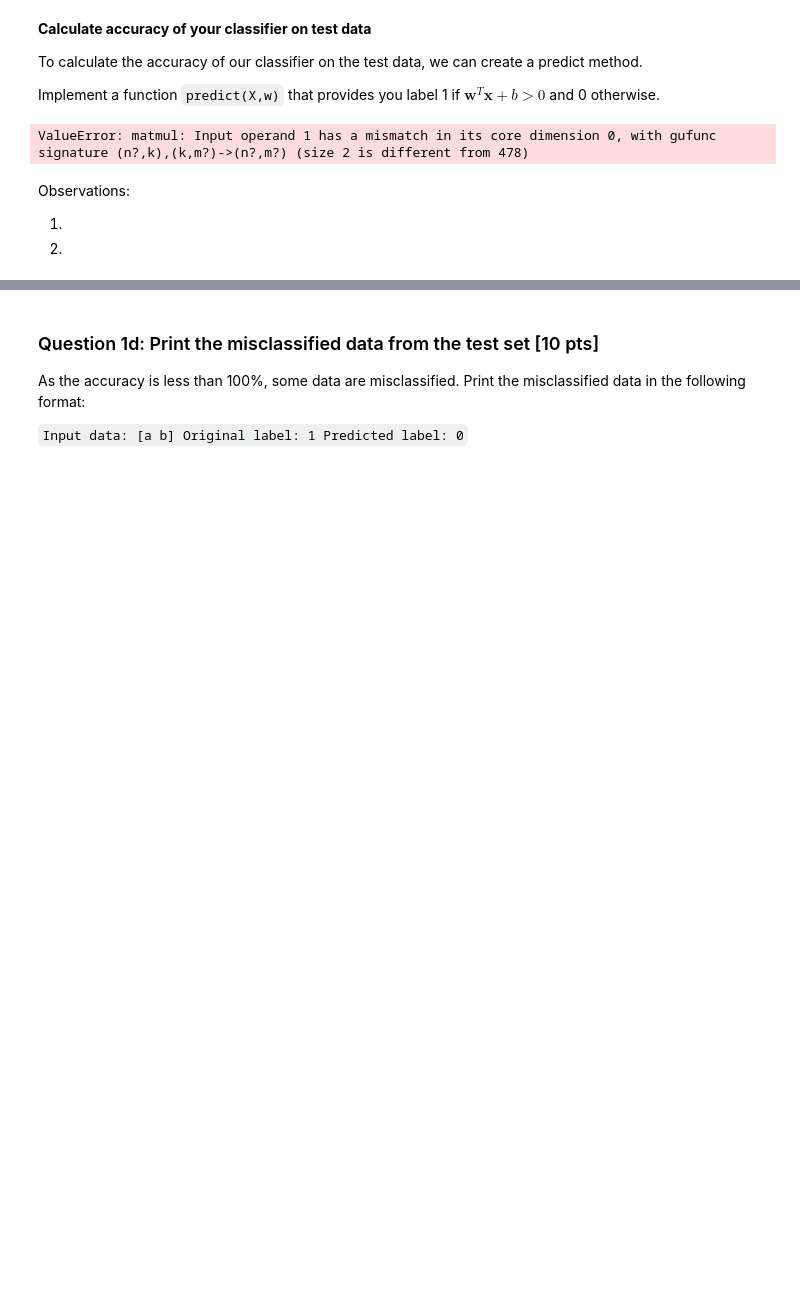
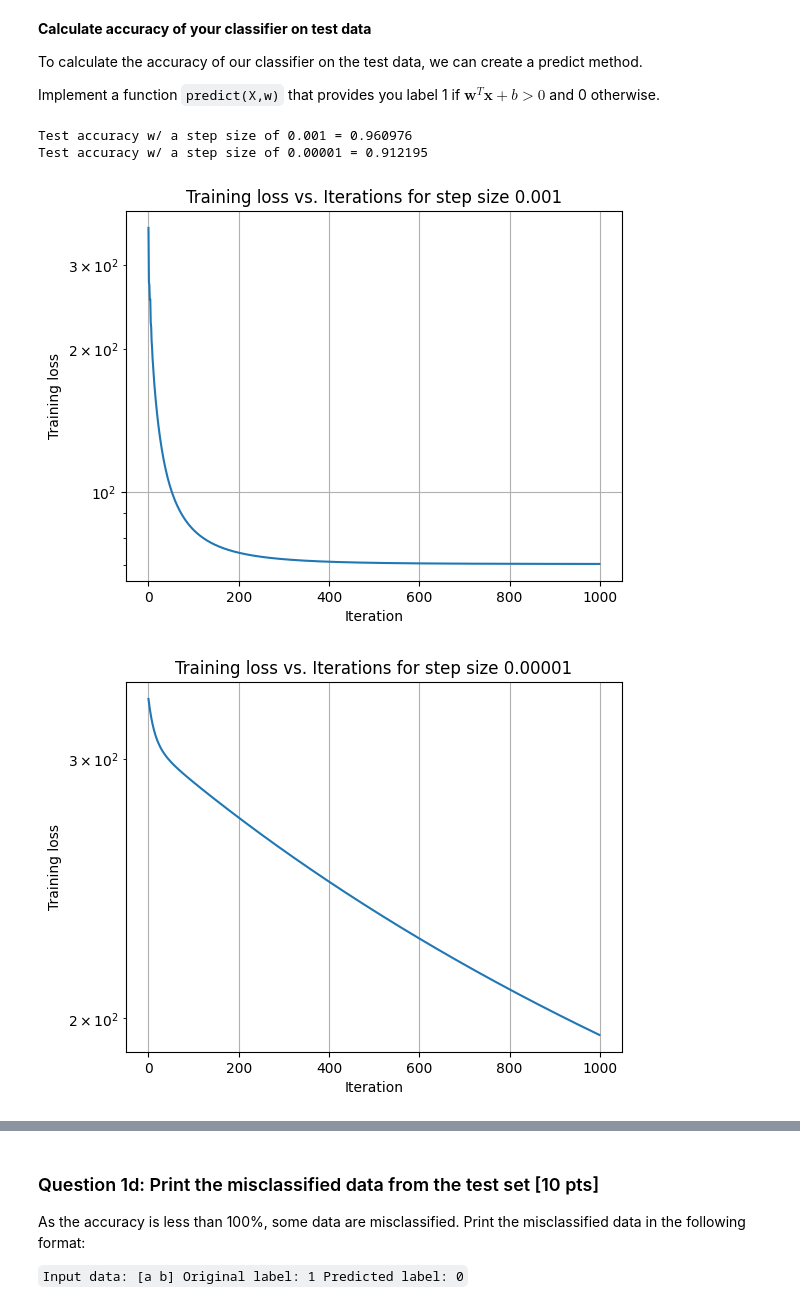
Before and after one commit to Akhan521/CS-171, a Jupyter notebook: Homework_4/fall2024_hw4.ipynb, the cells around one changed output, grey strips where cells are left out. Drawn from its saved outputs; the diff is of its cells as text; code cells hidden in the pictures; blank space fills up the shorter version.

```diff
--- a/Homework_4/fall2024_hw4.ipynb
+++ b/Homework_4/fall2024_hw4.ipynb
@@ -342,33 +349,49 @@ while keeping the default values for the max number of iterations and the tolera
 To calculate the accuracy of our classifier on the test data, we can create a predict method.
 
 Implement a function `predict(X,w)` that provides you label 1 if $\mathbf{w}^T\mathbf{x} + b > 0$ and 0 otherwise.
-# %%
-# TODO
-# Predict on test samples and measure accuracy
-def predict(X,w):
-  # Given the data matrix X and the regression parameters w, we'll predict the labels for the test samples.
-  yhat = 1 / (1 + np.exp( -X.T @ w) )
-  return yhat
+# %%
+# TODO
+# Predict on test samples and measure accuracy
+def predict(X,w):
+  # Appending a column of ones to X to account for the intercept term.
+  X = np.append(X, np.ones((X.shape[0],1)), axis=1)
+  # If w^T x_i + b > 0, we'll predict 1, otherwise we'll predict 0.
+  yhat = np.zeros(X.shape[0])
+  Xw = X @ w
+  for i in range(X.shape[0]):
+    if Xw[i] > 0:
+      yhat[i] = 1
+
+  return yhat
 # %%
 # TODO
 # test gradient descent with step size 0.001
-# test gradient descent with step size 0.00001
-
 (w, all_cost,iters) = logistic_regression_gd(Xtr,ytr,learning_rate = 0.001,max_iter = 1000, tol=pow(10,-6))
+plt.figure(0)
 plt.semilogy(all_cost[0:iters])
 plt.grid()
 plt.xlabel('Iteration')
 plt.ylabel('Training loss')
+plt.title('Training loss vs. Iterations for step size 0.001')
 
 yhat = predict(Xts,w)
 acc = np.mean(yhat == yts)
-print("Test accuracy = %f" % acc)
+print("Test accuracy w/ a step size of 0.001 = %f" % acc)
 
-# complete the rest
+# test gradient descent with step size 0.00001
+(w, all_cost,iters) = logistic_regression_gd(Xtr,ytr,learning_rate = 0.00001,max_iter = 1000, tol=pow(10,-6))
+plt.figure(1)
+plt.semilogy(all_cost[0:iters])
+plt.grid()
+plt.xlabel('Iteration')
+plt.ylabel('Training loss')
+plt.title('Training loss vs. Iterations for step size 0.00001')
+
+yhat = predict(Xts,w)
+acc = np.mean(yhat == yts)
+print("Test accuracy w/ a step size of 0.00001 = %f" % acc)
 # %% [output]
-ValueError: matmul: Input operand 1 has a mismatch in its core dimension 0, with gufunc signature (n?,k),(k,m?)->(n?,m?) (size 2 is different from 478)
+Test accuracy w/ a step size of 0.001 = 0.960976
+Test accuracy w/ a step size of 0.00001 = 0.912195
+[figure, added]
+[figure, added]
-# %% [markdown]
-Observations:
-
-1.
-2.
```
Also changed, not shown: parts of 6 cells of this notebook, 1 other file.
